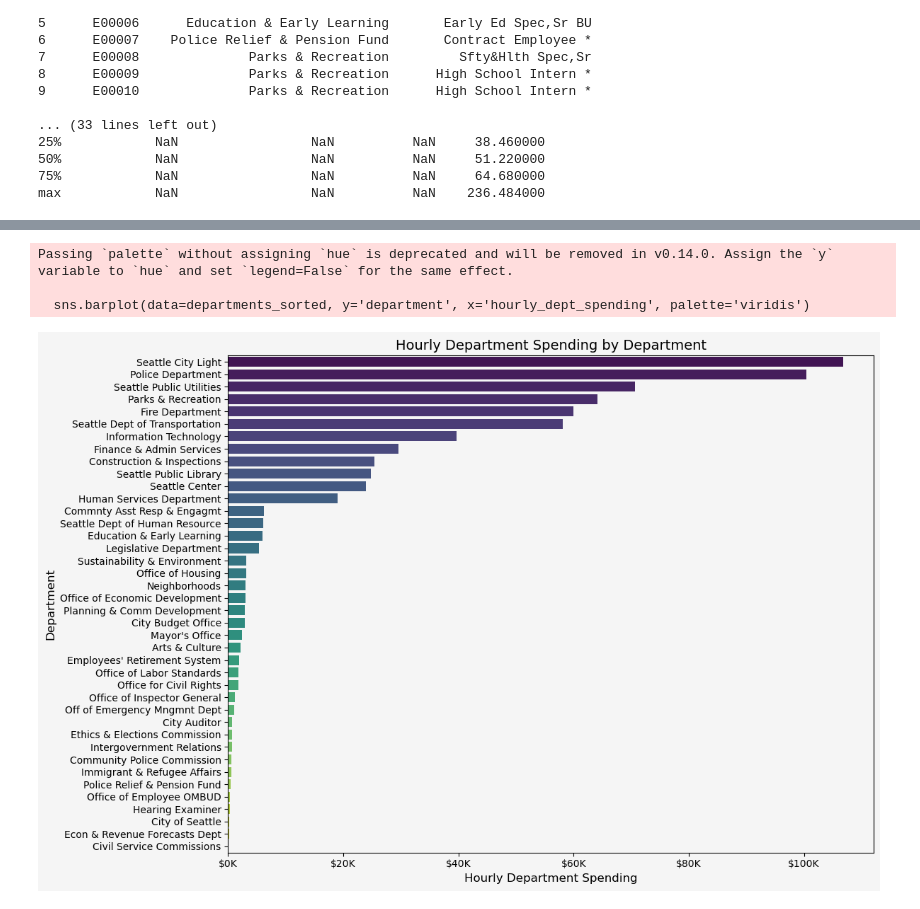
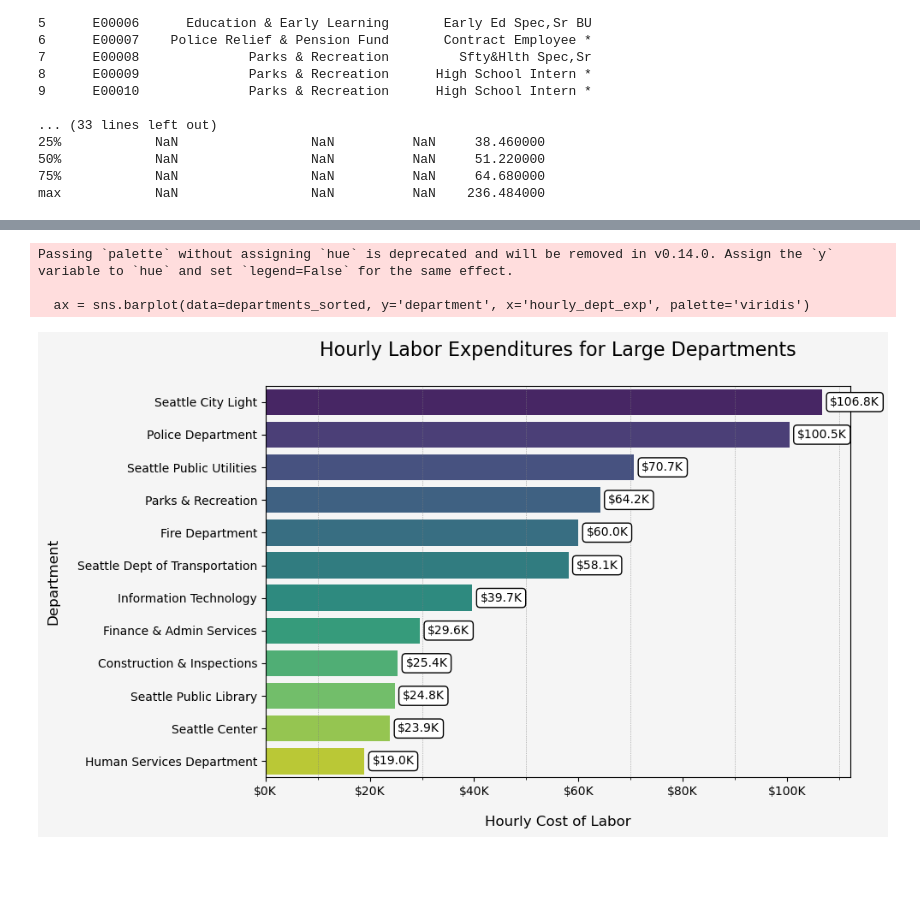
Before and after one commit to bryantjay/Portfolio, a Jupyter notebook: Quickies/Seattle Labor Spending by Department/labor_budgets.ipynb, the cells around one changed output, grey strips where cells are left out. Saved outputs shown, nothing was run; the diff lists cells and outputs as text; code cells hidden in the pictures; blank space fills up the shorter version.

```diff
--- a/Quickies/Seattle Labor Spending by Department/labor_budgets.ipynb
+++ b/Quickies/Seattle Labor Spending by Department/labor_budgets.ipynb
@@ -38,6 +61,6 @@ Index(['employee_id', 'department', 'job_title', 'hourly_rate'], dtype='object')
 # %%
 print(f"Number of City Departments: {wages['department'].nunique()}")
-print(f"Total Number of Positions: {wages['job_title'].nunique()}\n")
+print(f"Total Number of Positions: {wages['job_title'].nunique()}")
 
 departments = wages.groupby('department').agg(
     unique_job_titles=('job_title', 'nunique'),
@@ -48,7 +71,7 @@ departments = wages.groupby('department').agg(
 
 departments['pct_mean_med_diff'] = round((departments.mean_hourly_rate - departments.median_hourly_rate) / departments.median_hourly_rate * 100, 1)
 #departments['median_salary'] = departments.median_hourly_rate * 2000
-departments['hourly_dept_spending'] = departments.num_employees * departments.median_hourly_rate
+departments['hourly_dept_exp'] = departments.num_employees * departments.median_hourly_rate
 # %% [output]
 Number of City Departments: 40
 Total Number of Positions: 1157
@@ -148,27 +212,40 @@ Passing `palette` without assigning `hue` is deprecated and will be removed in v
 # %%
-from matplotlib.ticker import FuncFormatter
-
-# Sort departments by 'hourly_dept_spending' in descending order
-departments_sorted = departments.sort_values('hourly_dept_spending', ascending=False)
+# Sort departments by 'hourly_dept_exp' in descending order and take the top 10
+departments_sorted = large_departments.sort_values('hourly_dept_exp', ascending=False)
 
 # Create the horizontal bar plot
-plt.figure(figsize=(12, 8))
-sns.barplot(data=departments_sorted, y='department', x='hourly_dept_spending', palette='viridis')
+plt.figure(figsize=(10, 6))
+ax = sns.barplot(data=departments_sorted, y='department', x='hourly_dept_exp', palette='viridis')
 
-# Format x-axis tick labels with "$" and "K" suffix
+# Enable minor ticks and add gridlines only on the x-axis
+plt.grid(True, axis='x', which='minor', linestyle=':', linewidth=0.5, color='gray')  # Minor gridlines on x-axis only
+
+# Set minor gridlines every 10,000 x units
+plt.gca().xaxis.set_minor_locator(MultipleLocator(10000))  # Every 10,000 units on x-axis
+
+# Format x-axis tick labels
 formatter = FuncFormatter(lambda x, _: f'${x / 1000:.0f}K')
-plt.gca().xaxis.set_major_formatter(formatter)
+ax.xaxis.set_major_formatter(formatter)
+
+# Add labels to each bar (formatted with 'K' suffix)
+for p in ax.patches:
+    value = p.get_width()
+    label = f'${value / 1000:.1f}K'  # Format to nearest thousand with "K" suffix
+    ax.text(p.get_width() + 1500, p.get_y() + p.get_height() / 2,
+            label,
+            horizontalalignment='left', verticalalignment='center', fontsize=10, color='black',
+            bbox=dict(facecolor='white', edgecolor='black', boxstyle='round,pad=0.3'))  # Add background and border
 
 # Add labels and title
-plt.xlabel('Hourly Department Spending', fontsize=12)
-plt.ylabel('Department', fontsize=12)
-plt.title('Hourly Department Spending by Department', fontsize=14)
+plt.xlabel('Hourly Cost of Labor', fontsize=12, labelpad=15)
+plt.ylabel('Department', fontsize=12, labelpad=15)
+plt.title('Hourly Labor Expenditures for Large Departments', fontsize=16, pad=25)
 
 # Display the plot
 plt.tight_layout()
 plt.show()
 # %% [output]
 Passing `palette` without assigning `hue` is deprecated and will be removed in v0.14.0. Assign the `y` variable to `hue` and set `legend=False` for the same effect.
 
-  sns.barplot(data=departments_sorted, y='department', x='hourly_dept_spending', palette='viridis')
+  ax = sns.barplot(data=departments_sorted, y='department', x='hourly_dept_exp', palette='viridis')
-[figure, old version]
+[figure, new version]
```
Also changed, not shown: parts of 16 cells of this notebook.
